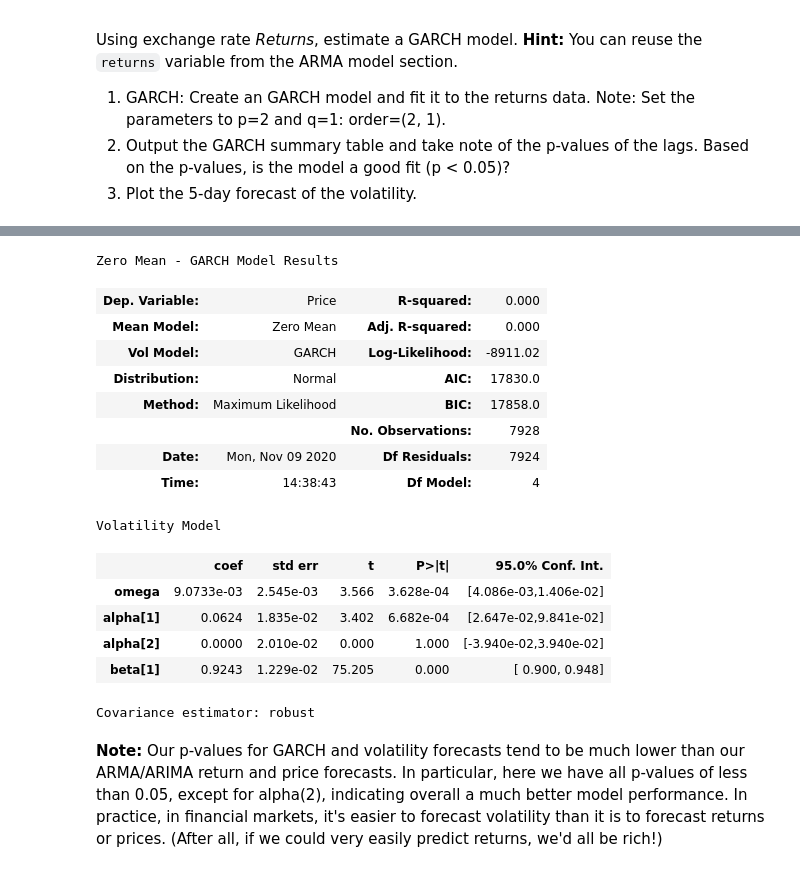
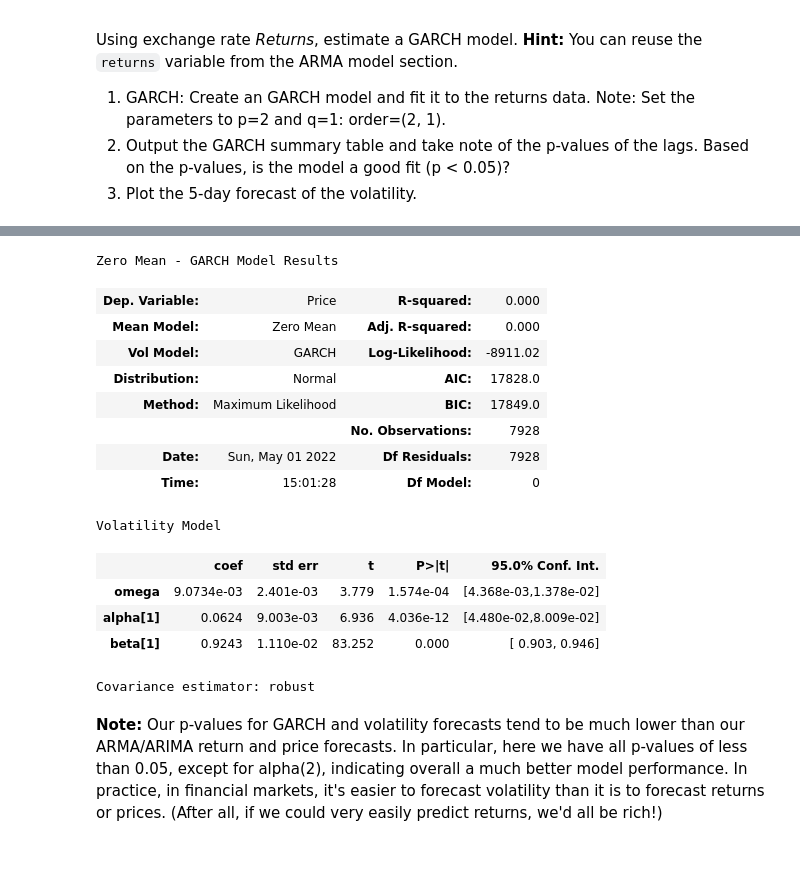
Before and after one commit to Roger-Hull/Yen_Currency_Predictions, a Jupyter notebook: time_series_analysis.ipynb, the cells around one changed output, grey strips where cells are left out. Saved outputs shown, nothing was run; the diff lists cells and outputs as text; code cells hidden in the pictures.

```diff
--- a/time_series_analysis.ipynb
+++ b/time_series_analysis.ipynb
@@ -300,0 +274,6 @@ Optimization terminated successfully    (Exit mode 0)
+# %%
+from arch import arch_model
+#Garch Requires statinarity so we will use percent change data.
+returns.pct_change()*100
+returns.dropna(inplace=True)
+returns.plot()
@@ -300,0 +283,6 @@ Optimization terminated successfully    (Exit mode 0)
+# %%
+# Estimate a GARCH model:
+gar_model = arch_model(returns, mean="Zero", vol="GARCH", p=1, q=1)
+
+# Fit the model
+garch_results = gar_model.fit()
@@ -301,22 +307,21 @@ Optimization terminated successfully    (Exit mode 0)
 # %%
 # Summarize the model results
-# YOUR CODE HERE!
+garch_results.summary()
 # %% [output]
 Zero Mean - GARCH Model Results
 | Dep. Variable: | Price | R-squared: | 0.000 |
 | Mean Model: | Zero Mean | Adj. R-squared: | 0.000 |
 | Vol Model: | GARCH | Log-Likelihood: | -8911.02 |
-| Distribution: | Normal | AIC: | 17830.0 |
-| Method: | Maximum Likelihood | BIC: | 17858.0 |
+| Distribution: | Normal | AIC: | 17828.0 |
+| Method: | Maximum Likelihood | BIC: | 17849.0 |
 |  |  | No. Observations: | 7928 |
-| Date: | Mon, Nov 09 2020 | Df Residuals: | 7924 |
-| Time: | 14:38:43 | Df Model: | 4 |
+| Date: | Sun, May 01 2022 | Df Residuals: | 7928 |
+| Time: | 15:01:28 | Df Model: | 0 |
 Volatility Model
 |  | coef | std err | t | P>|t| | 95.0% Conf. Int. |
-| omega | 9.0733e-03 | 2.545e-03 | 3.566 | 3.628e-04 | [4.086e-03,1.406e-02] |
-| alpha[1] | 0.0624 | 1.835e-02 | 3.402 | 6.682e-04 | [2.647e-02,9.841e-02] |
-| alpha[2] | 0.0000 | 2.010e-02 | 0.000 | 1.000 | [-3.940e-02,3.940e-02] |
-| beta[1] | 0.9243 | 1.229e-02 | 75.205 | 0.000 | [ 0.900, 0.948] |
+| omega | 9.0734e-03 | 2.401e-03 | 3.779 | 1.574e-04 | [4.368e-03,1.378e-02] |
+| alpha[1] | 0.0624 | 9.003e-03 | 6.936 | 4.036e-12 | [4.480e-02,8.009e-02] |
+| beta[1] | 0.9243 | 1.110e-02 | 83.252 | 0.000 | [ 0.903, 0.946] |
 Covariance estimator: robust
 # %% [markdown]
 **Note:** Our p-values for GARCH and volatility forecasts tend to be much lower than our ARMA/ARIMA return and price forecasts. In particular, here we have all p-values of less than 0.05, except for alpha(2), indicating overall a much better model performance. In practice, in financial markets, it's easier to forecast volatility than it is to forecast returns or prices. (After all, if we could very easily predict returns, we'd all be rich!)
```
Also changed, not shown: parts of 21 cells of this notebook.
